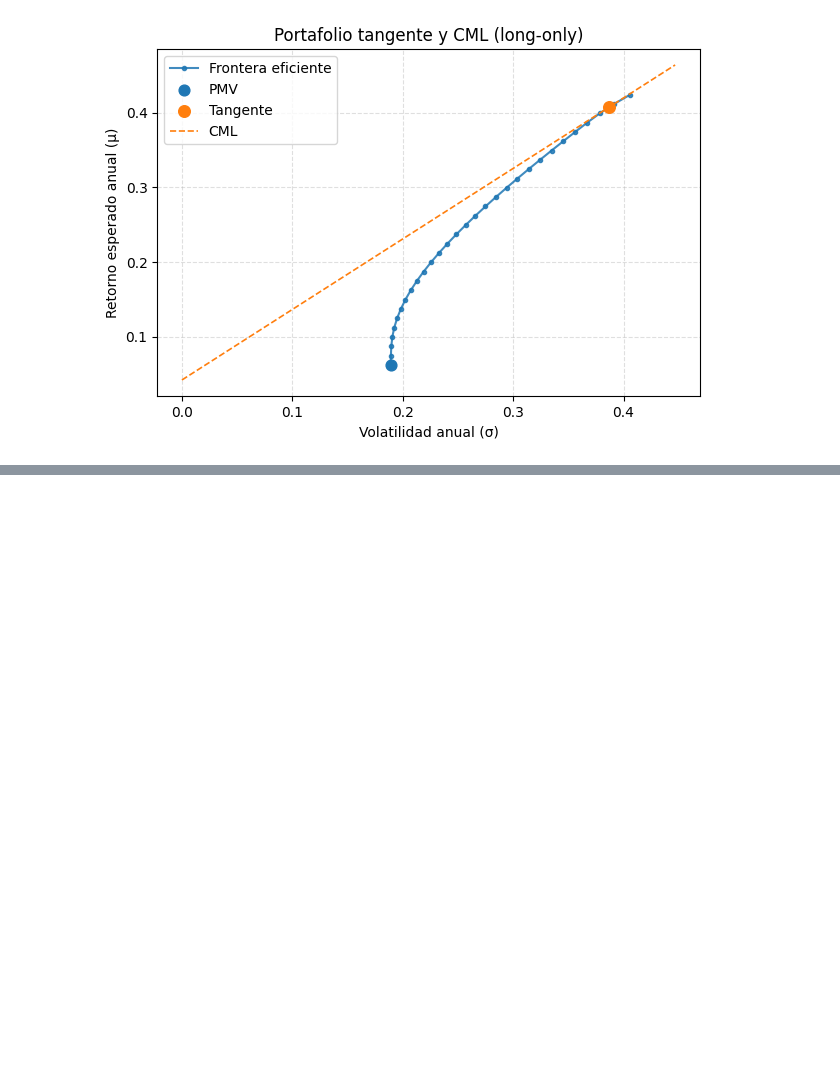
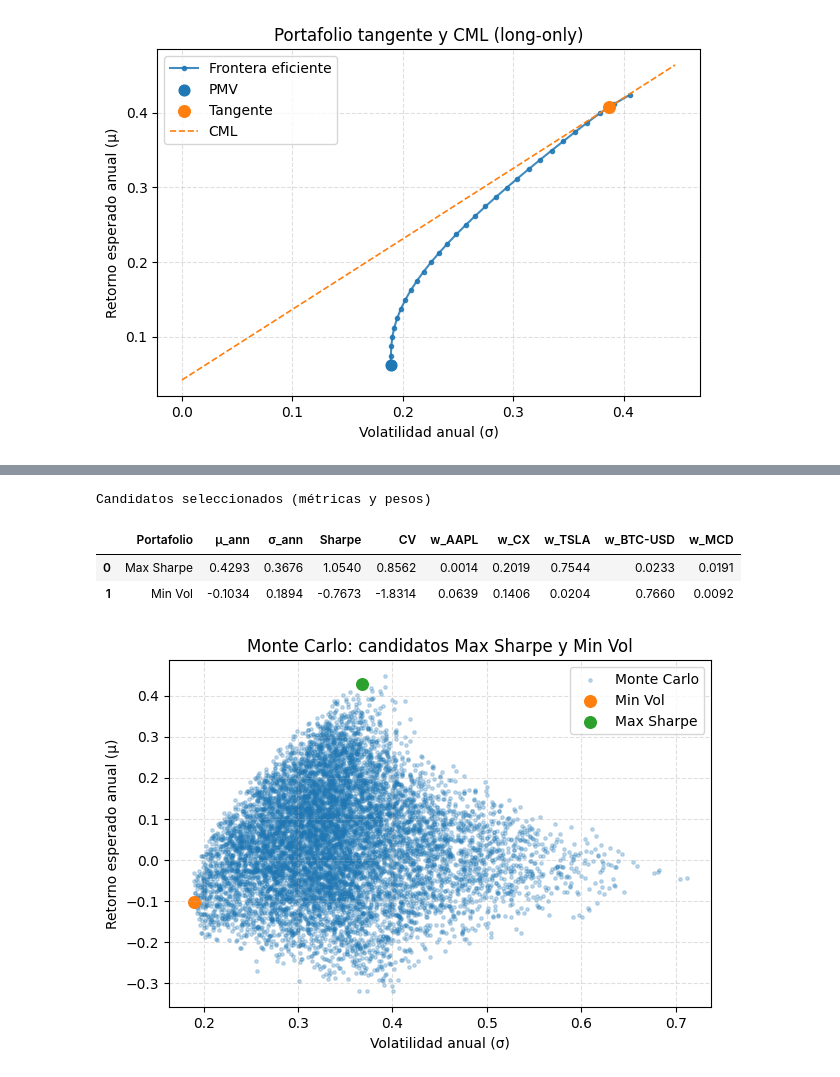
Before and after one commit to fabiantovarc/Portafolio-de-inversion, a Jupyter notebook: notebooks/taller1.ipynb, the cells around one changed output, grey strips where cells are left out. Drawn from its saved outputs; the diff is of its cells as text; code cells hidden in the pictures; blank space fills up the shorter version.

```diff
--- a/notebooks/taller1.ipynb
+++ b/notebooks/taller1.ipynb
@@ -471,0 +510,20 @@ plt.title("Portafolio tangente y CML (long-only)"); plt.grid(True, ls="--", alph
+# %%
+print("Candidatos seleccionados (métricas y pesos)")
+display(tabla_5_1)
+
+
+
+plt.figure(figsize=(7,4.5))
+plt.scatter(mc_df["ann_vol"], mc_df["ann_returns"], s=6, alpha=0.25, label="Monte Carlo")
+plt.scatter(cand_min_vol["ann_vol"], cand_min_vol["ann_returns"], s=70, label="Min Vol")
+plt.scatter(cand_max_sharpe["ann_vol"], cand_max_sharpe["ann_returns"], s=70, label="Max Sharpe")
+plt.xlabel("Volatilidad anual (σ)")
+plt.ylabel("Retorno esperado anual (μ)")
+plt.title("Monte Carlo: candidatos Max Sharpe y Min Vol")
+plt.grid(True, ls="--", alpha=0.4); plt.legend(); plt.show()
+# %% [output]
+Candidatos seleccionados (métricas y pesos)
+|  | Portafolio | μ_ann | σ_ann | Sharpe | CV | w_AAPL | w_CX | w_TSLA | w_BTC-USD | w_MCD |
+| 0 | Max Sharpe | 0.4293 | 0.3676 | 1.0540 | 0.8562 | 0.0014 | 0.2019 | 0.7544 | 0.0233 | 0.0191 |
+| 1 | Min Vol | -0.1034 | 0.1894 | -0.7673 | -1.8314 | 0.0639 | 0.1406 | 0.0204 | 0.7660 | 0.0092 |
+[figure, added]
```
Also changed, not shown: parts of 14 cells of this notebook, 4 other files.
